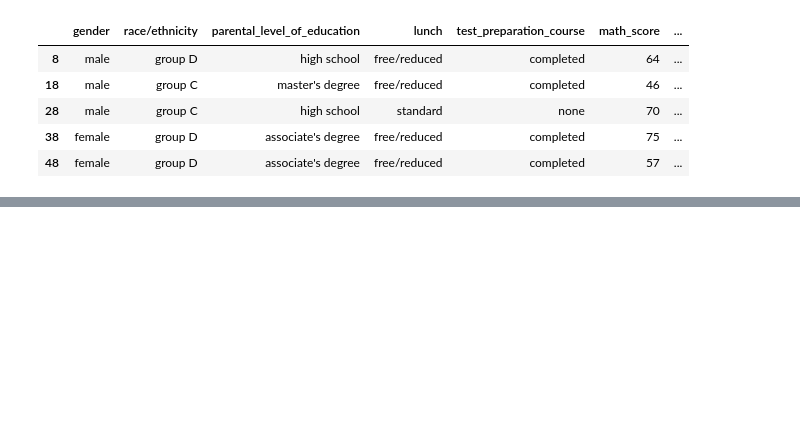
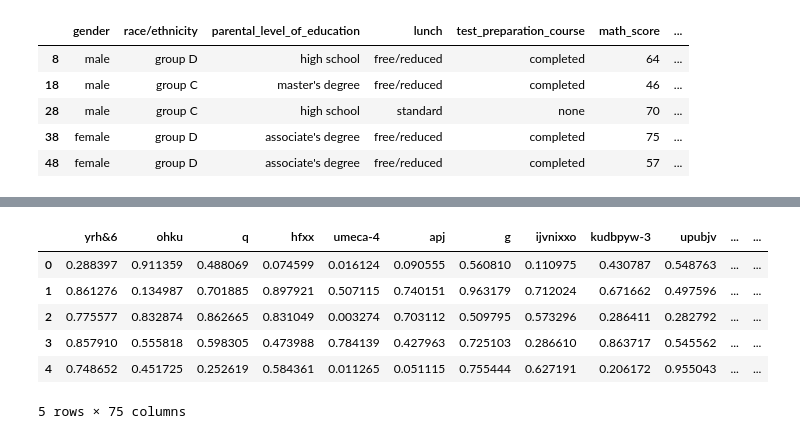
Before and after one commit to nedokormysh/Stepik_Karpov_ML, a Jupyter notebook: Stepik_filtration.ipynb, the cells around one changed output, grey strips where cells are left out. Drawn from its saved outputs; the diff is of its cells as text; code cells hidden in the pictures; blank space fills up the shorter version.

```diff
--- a/Stepik_filtration.ipynb
+++ b/Stepik_filtration.ipynb
@@ -658,0 +726,11 @@ students_performance.filter(like='8', axis=0).head()
+# %%
+df = pd.read_csv('https://raw.githubusercontent.com/nedokormysh/Stepik_Karpov_ML/main/column_hell.csv')
+df.head(5)
+# %% [output]
+|  | yrh&6 | ohku | q | hfxx | umeca-4 | apj | g | ijvnixxo | kudbpyw-3 | upubjv | ... | ... |
+| 0 | 0.288397 | 0.911359 | 0.488069 | 0.074599 | 0.016124 | 0.090555 | 0.560810 | 0.110975 | 0.430787 | 0.548763 | ... | ... |
+| 1 | 0.861276 | 0.134987 | 0.701885 | 0.897921 | 0.507115 | 0.740151 | 0.963179 | 0.712024 | 0.671662 | 0.497596 | ... | ... |
+| 2 | 0.775577 | 0.832874 | 0.862665 | 0.831049 | 0.003274 | 0.703112 | 0.509795 | 0.573296 | 0.286411 | 0.282792 | ... | ... |
+| 3 | 0.857910 | 0.555818 | 0.598305 | 0.473988 | 0.784139 | 0.427963 | 0.725103 | 0.286610 | 0.863717 | 0.545562 | ... | ... |
+| 4 | 0.748652 | 0.451725 | 0.252619 | 0.584361 | 0.011265 | 0.051115 | 0.755444 | 0.627191 | 0.206172 | 0.955043 | ... | ... |
+5 rows × 75 columns
```
Also changed, not shown: parts of 23 cells of this notebook.
